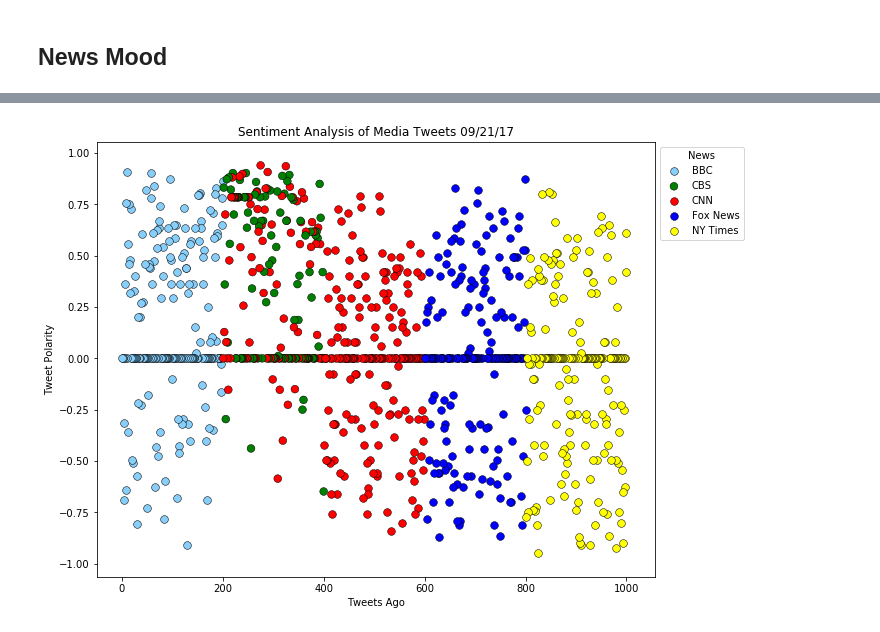
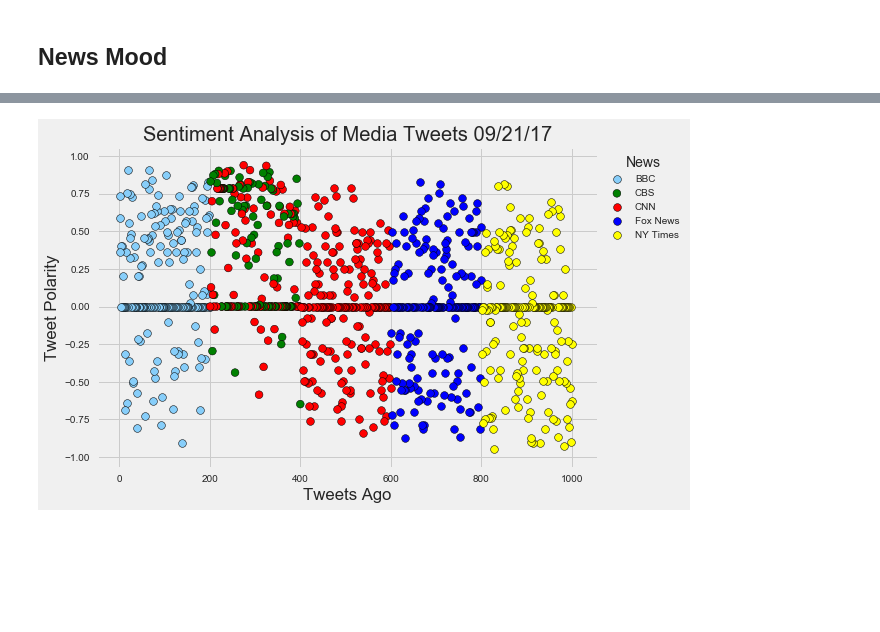
Before and after one commit to TurnpikeWarrior/ruds, a Jupyter notebook: 07-NewsMood/NewsMood.ipynb, the cells around one changed output, grey strips where cells are left out. Saved outputs shown, nothing was run; the diff lists cells and outputs as text; code cells hidden in the pictures; blank space fills up the shorter version.

```diff
--- a/07-NewsMood/NewsMood.ipynb
+++ b/07-NewsMood/NewsMood.ipynb
@@ -87,37 +86,38 @@ sentiments_pd.head()
 # %%
 # Scatter Plot for Sentiment Analysis of Media Tweets
-plt.figure(figsize=(10, 8))
+plt.style.use('fivethirtyeight')
+# plt.figure(figsize=(10, 8))
 
 plt.title("Sentiment Analysis of Media Tweets %s" % (time.strftime("%x")))
 plt.ylabel("Tweet Polarity")
 plt.xlabel("Tweets Ago")
 
 bbc_plot = plt.scatter(sentiments_pd["Tweets Ago"].loc[sentiments_pd["News"]=="@BBC"],
                       sentiments_pd["Compound"].loc[sentiments_pd["News"]=="@BBC"],
                       c="lightskyblue", label="BBC", alpha=1, linewidths=0.5, edgecolor="black", s=60)
 
 cbs_plot = plt.scatter(sentiments_pd["Tweets Ago"].loc[sentiments_pd["News"]=="@CBS"],
                       sentiments_pd["Compound"].loc[sentiments_pd["News"]=="@CBS"],
                       c="gr", label="CBS", alpha=1, linewidths=0.5, edgecolor="black", s=60)
 
 cnn_plot = plt.scatter(sentiments_pd["Tweets Ago"].loc[sentiments_pd["News"]=="@CNN"],
                       sentiments_pd["Compound"].loc[sentiments_pd["News"]=="@CNN"],
                       c="red", label="CNN", alpha=1, linewidths=0.5, edgecolor="black", s=60)
 
 fox_plot = plt.scatter(sentiments_pd["Tweets Ago"].loc[sentiments_pd["News"]=="@FoxNews"],
                       sentiments_pd["Compound"].loc[sentiments_pd["News"]=="@FoxNews"],
                       c="blue", label="FoxNews", alpha=1, linewidths=0.5, edgecolor="black", s=60)
 
 nyt_plot = plt.scatter(sentiments_pd["Tweets Ago"].loc[sentiments_pd["News"]=="@NYTimes"],
                       sentiments_pd["Compound"].loc[sentiments_pd["News"]=="@NYTimes"],
                       c="yellow", label="NYTimes", alpha=1, linewidths=0.5, edgecolor="black", s=60)
 
 plt.legend((bbc_plot, cbs_plot, cnn_plot, fox_plot, nyt_plot),
            ("BBC","CBS","CNN","Fox News","NY Times"),title="News", bbox_to_anchor=(1, 1))
 
 plt.show()
 # %% [output]
-[figure, old version]
+[figure, new version]
 # %%
 sentiments_avg = sentiments_pd.groupby(["News"], as_index=False).mean()
 sentiments_avg.drop(['Tweets Ago', 'Positive', 'Negative', 'Neutral'], axis=1, inplace=True)
```
Also changed, not shown: parts of 5 cells of this notebook.
